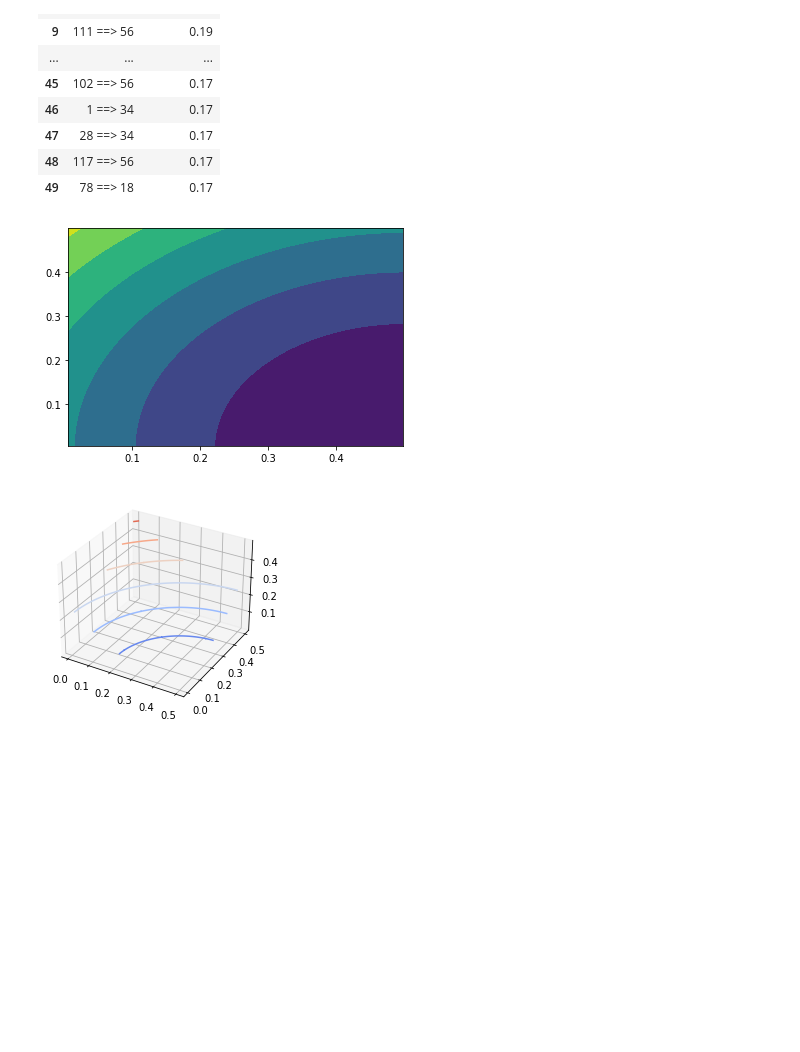
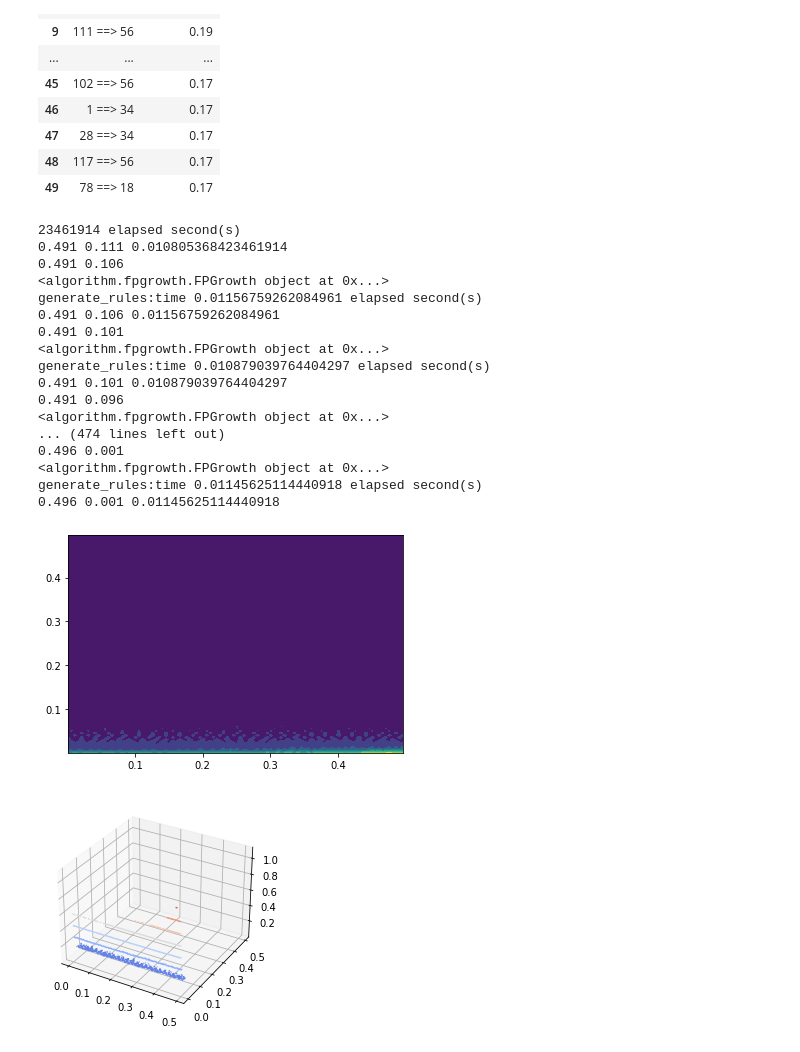
Before and after one commit to iknowright/data-mining-association-rules, a Jupyter notebook: analysis.ipynb, the cells around one changed output. Cells and saved outputs as stored; diff of their text form; code cells hidden in the pictures; blank space fills up the shorter version.

```diff
--- a/analysis.ipynb
+++ b/analysis.ipynb
@@ -91,37 +91,56 @@ from associator import Associator
 from algorithm.fpgrowth import FPGrowth
 from dataset_helper.dataset_loader import DataLoader
 
 associator = Associator()
 algorithm = FPGrowth()
 data = DataLoader.load_kaggle_data()
 
-ss = np.arange(0.005, 0.5, 0.001)
-cc = np.arange(0.005, 0.5, 0.001)
+ss = np.arange(0.001, 0.5, 0.005)
+cc = np.arange(0.001, 0.5, 0.005)
 
 ti = []
 for s in list(ss):
     tj = []
     for c in list(cc)[::-1]:
+        print(s, c)
         _, z = associator.generate_rules(algorithm, data, s, c)
+        print(s, c, z)
         tj.append(z)
     ti.append(tj)
 
 z = np.array(ti)
 
 h = plt.contourf(ss, cc, z)
 plt.show()
 
 
 fig = plt.figure()
 ax = fig.gca(projection='3d')
 
 # Plot contour curves
 cset = ax.contour(ss, cc, z, cmap=cm.coolwarm)
 
 plt.show()
 # %% [output]
+23461914 elapsed second(s)
+0.491 0.111 0.010805368423461914
+0.491 0.106
+<algorithm.fpgrowth.FPGrowth object at 0x...>
+generate_rules:time 0.01156759262084961 elapsed second(s)
+0.491 0.106 0.01156759262084961
+0.491 0.101
+<algorithm.fpgrowth.FPGrowth object at 0x...>
+generate_rules:time 0.010879039764404297 elapsed second(s)
+0.491 0.101 0.010879039764404297
+0.491 0.096
+<algorithm.fpgrowth.FPGrowth object at 0x...>
+... (474 lines left out)
+0.496 0.001
+<algorithm.fpgrowth.FPGrowth object at 0x...>
+generate_rules:time 0.01145625114440918 elapsed second(s)
+0.496 0.001 0.01145625114440918
-[figure, old version]
+[figure, new version]
-[figure, old version]
+[figure, new version]
 # %%
 from matplotlib import cm
 import matplotlib.pyplot as plt
```
Also changed, not shown: parts of 1 cell of this notebook, 5 other files.
